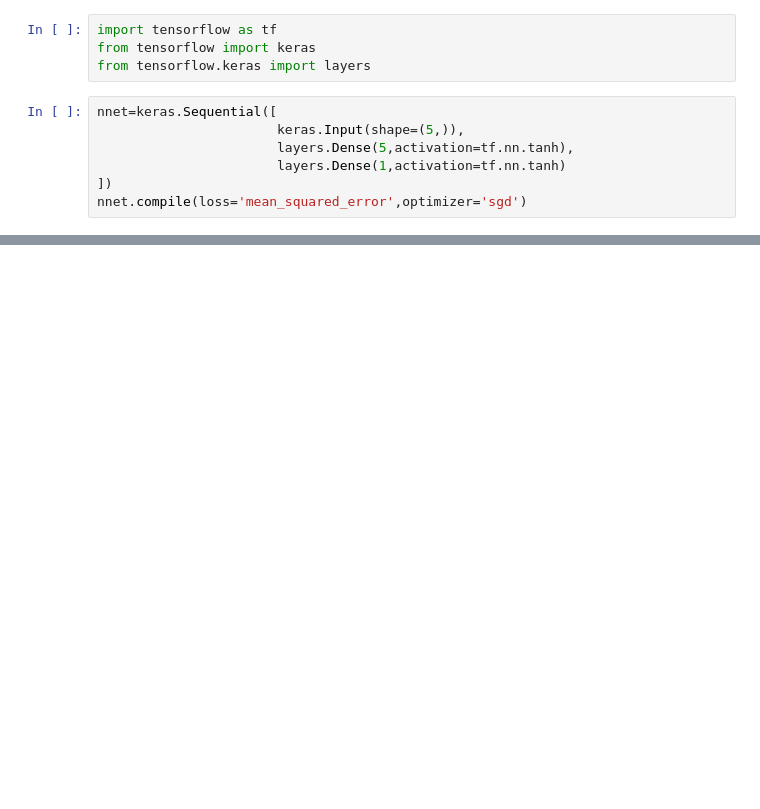
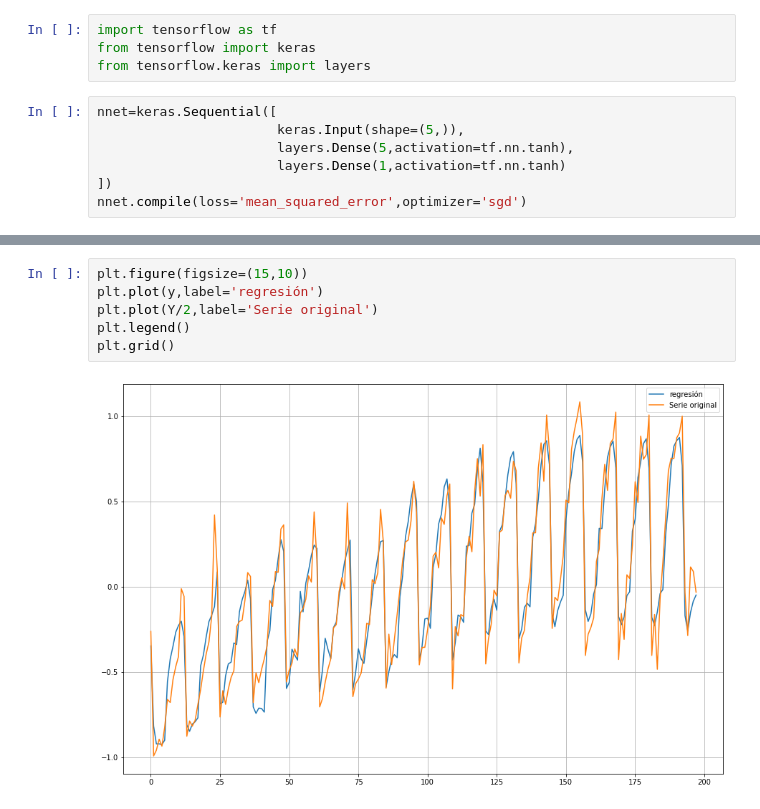
Before and after one commit to RBN421/Aprendizaje_Autom-tico_Avanzado_2024, a Jupyter notebook: Modulo 2_Clase/2.7 Intervalos.ipynb, the cells around one changed output, grey strips where cells are left out. Saved outputs shown, nothing was run; the diff lists cells and outputs as text; blank space fills up the shorter version.

```diff
--- a/Modulo 2_Clase/2.7 Intervalos.ipynb
+++ b/Modulo 2_Clase/2.7 Intervalos.ipynb
@@ -205,0 +265,8 @@ plt.grid()
+# %%
+plt.figure(figsize=(15,10))
+plt.plot(y,label='regresión')
+plt.plot(Y/2,label='Serie original')
+plt.legend()
+plt.grid()
+# %% [output]
+[figure, added]
```
Also changed, not shown: parts of 7 cells of this notebook.
